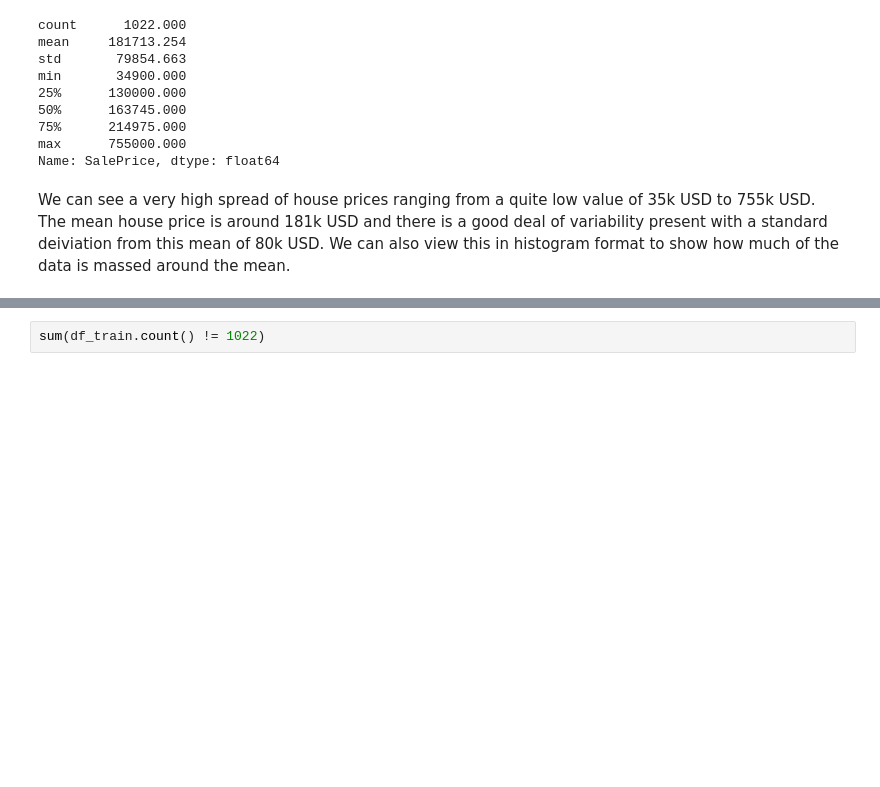
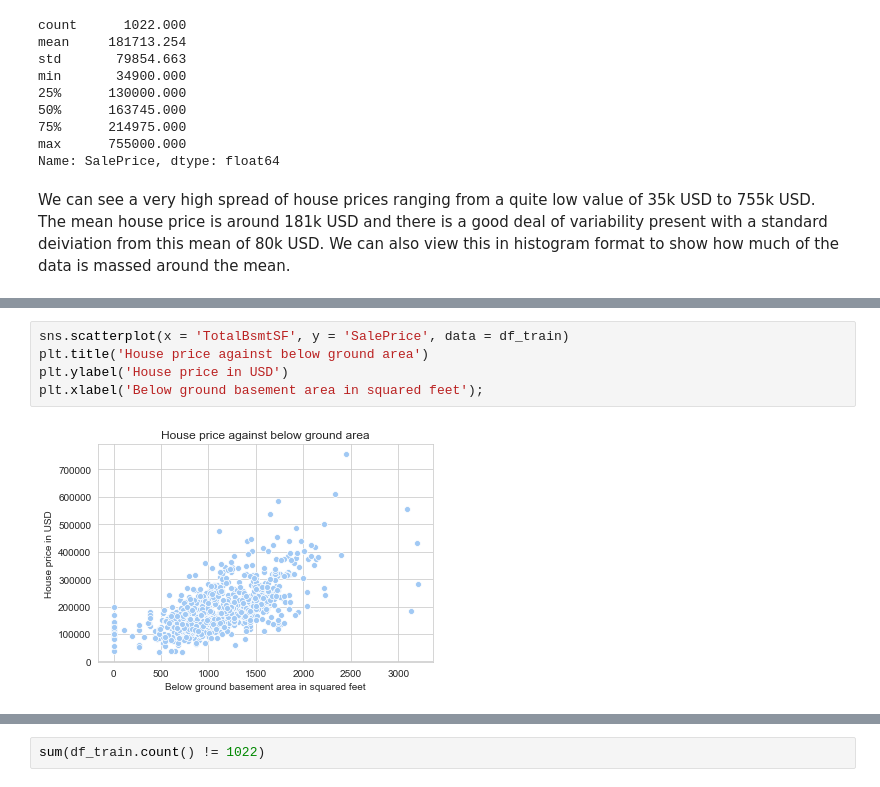
Before and after one commit to HStuklis/my-projects, a Jupyter notebook: house-prices/house-prices-code.ipynb, the cells around one changed output, grey strips where cells are left out. Drawn from its saved outputs; the diff is of its cells as text; blank space fills up the shorter version.

```diff
--- a/house-prices/house-prices-code.ipynb
+++ b/house-prices/house-prices-code.ipynb
@@ -105,0 +136,7 @@ So we can see a roughly positively placed normal distribution about the mean. Wh
+# %%
+sns.scatterplot(x = 'TotalBsmtSF', y = 'SalePrice', data = df_train)
+plt.title('House price against below ground area')
+plt.ylabel('House price in USD')
+plt.xlabel('Below ground basement area in squared feet');
+# %% [output]
+[figure, added]
```
Also changed, not shown: parts of 23 cells of this notebook.
